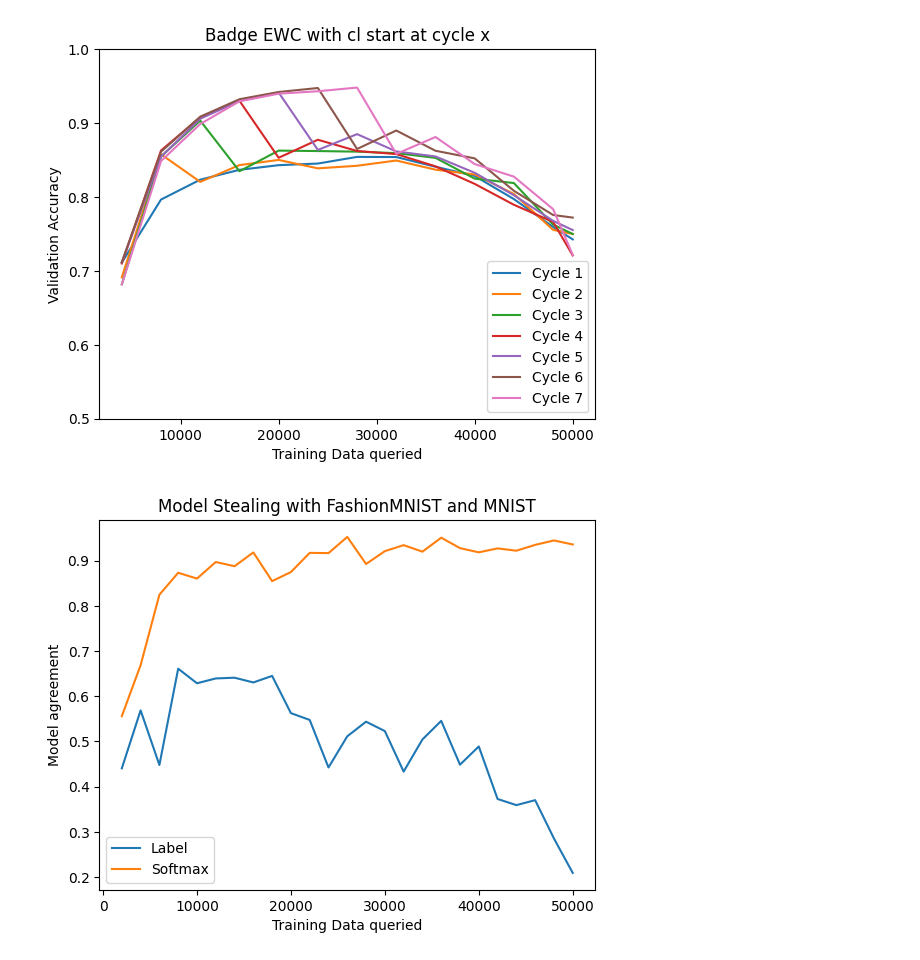
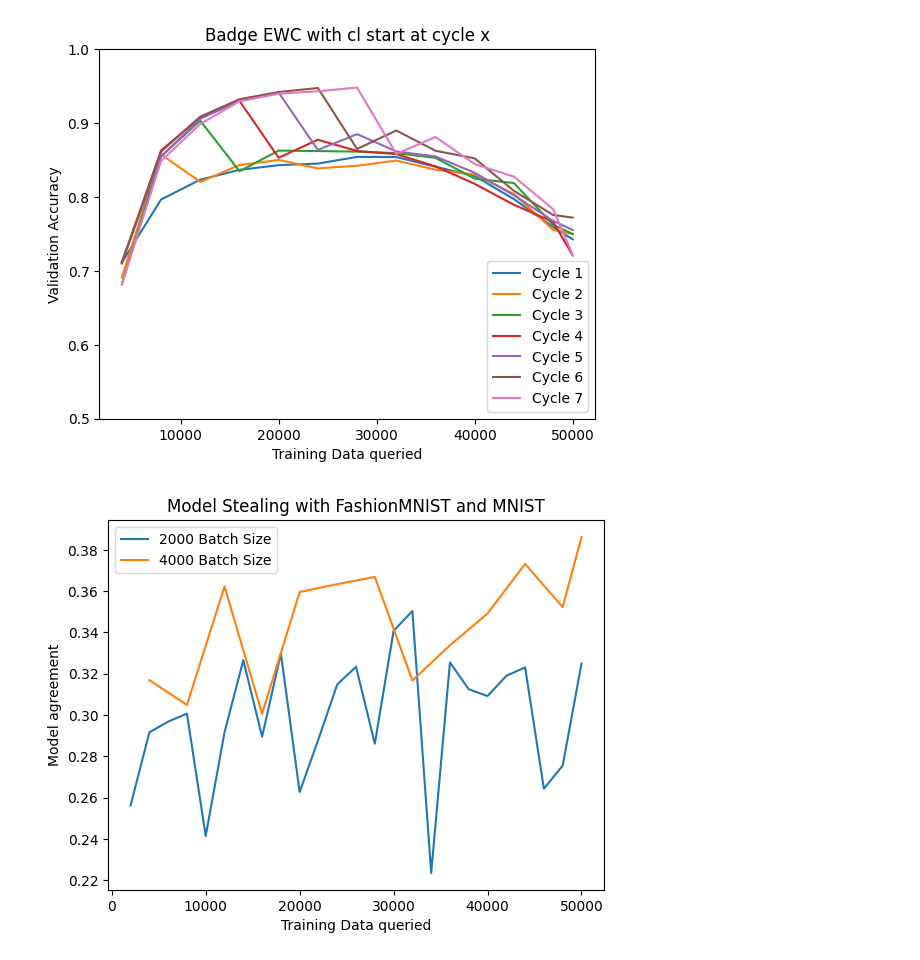
Before and after one commit to FelixMoeller3/calms, a Jupyter notebook: src/evaluation/eval_model_stealing.ipynb, the cells around one changed output. Saved outputs shown, nothing was run; the diff lists cells and outputs as text; code cells hidden in the pictures.

```diff
--- a/src/evaluation/eval_model_stealing.ipynb
+++ b/src/evaluation/eval_model_stealing.ipynb
@@ -1001,24 +1001,31 @@ plt.show()
 # %%
 # Model stealing results
 # Substitute model: Resnet18,TinyImagenet Target model: TestConv,CIFAR-10, label used
 Resnet_TestConv_acc = [0.2592, 0.2993, 0.2825, 0.3153, 0.3055, 0.3024, 0.2826, 0.2954, 0.2419, 0.3608, 0.2655, 0.2915, 0.2831]
 Resnet_TestConv_agreement = [0.2874, 0.3262, 0.311, 0.3482, 0.3319, 0.3348, 0.3156, 0.3175, 0.2608, 0.3885, 0.2923, 0.3212, 0.3147]
 
 # Substitute model: Resnet18,FashionMNIST Target model: TestConv,MNIST, label used
 Resnet_Fmnist_TestConv_mnist_acc = [0.441, 0.5682, 0.4472, 0.6593, 0.628, 0.6381, 0.6395, 0.6305, 0.6437, 0.5617, 0.5461, 0.4409, 0.5109, 0.5434, 0.5227, 0.4331, 0.5042, 0.5448, 0.4479, 0.489, 0.3721, 0.3592, 0.3706, 0.2852, 0.2085]
 Resnet_Fmnist_TestConv_mnist_agreement = [0.4406, 0.5688, 0.448, 0.6611, 0.6288, 0.6395, 0.6411, 0.6306, 0.6451, 0.5627, 0.5477, 0.4425, 0.5115, 0.5438, 0.523, 0.4334, 0.5045, 0.5456, 0.4487, 0.489, 0.3728, 0.3592, 0.3702, 0.2854, 0.2092]
 
 # Substitute model: Resnet18,FashionMNIST Target model: TestConv,MNIST, softmax output used
 Resnet_Fmnist_TestConv_mnist_softmax_acc = [0.555, 0.6671, 0.8218, 0.8707, 0.8581, 0.8946, 0.8855, 0.9141, 0.8521, 0.8721, 0.9149, 0.9129, 0.9495, 0.891, 0.9199, 0.9327, 0.9178, 0.9488, 0.9251, 0.9168, 0.9252, 0.9187, 0.9318, 0.9423, 0.9331]
 Resnet_Fmnist_TestConv_mnist_softmax_agreement =  [0.5561, 0.6689, 0.8247, 0.8733, 0.8604, 0.8971, 0.8878, 0.9183, 0.8548, 0.8749, 0.9173, 0.9168, 0.9526, 0.8927, 0.9211, 0.9344, 0.92, 0.9509, 0.9278, 0.9185, 0.9272, 0.9221, 0.935, 0.9448, 0.9359]
 
+# Substitute model: TestConv,FashionMNIST Target model: Resnet18,MNIST, label used
+TestConv_Fmnist_Resnet_Mnist_label_agreement =  [0.1883, 0.1669, 0.1704, 0.2063, 0.1702, 0.2276, 0.171, 0.1989, 0.145, 0.1921, 0.1723, 0.2012, 0.2142, 0.1445, 0.1593, 0.1381, 0.1383, 0.1429, 0.1858, 0.1928, 0.1162, 0.1655, 0.206, 0.1396, 0.2246]
+
+b4000 = [0.3169, 0.3049, 0.3623, 0.3006, 0.3596, 0.3634, 0.3669, 0.3167, 0.3338, 0.3492, 0.3732, 0.3523, 0.3863]
+b2000 = [0.2562, 0.2916, 0.2968, 0.3007, 0.2414, 0.2916, 0.3266, 0.2895, 0.3298, 0.2627, 0.2883, 0.3148, 0.3234, 0.2861, 0.3408, 0.3504, 0.2235, 0.3255, 0.3125, 0.3092, 0.319, 0.3231, 0.2643, 0.2755, 0.3249]
+
 x = [(i+1)*2000 for i in range(25)]
-plt.plot(x,Resnet_Fmnist_TestConv_mnist_agreement,label="Label")
-plt.plot(x,Resnet_Fmnist_TestConv_mnist_softmax_agreement,label="Softmax")
+x2 = [(i+1)*4000 for i in range(12)] + [50000]
+plt.plot(x,b2000,label="2000 Batch Size")
+plt.plot(x2,b4000,label="4000 Batch Size")
 plt.title("Model Stealing with FashionMNIST and MNIST")
 plt.xlabel("Training Data queried")
 plt.ylabel("Model agreement")
 plt.legend()
 plt.show()
 # %% [output]
-[figure, old version]
+[figure, new version]
```
Also changed, not shown: 6 other files.
